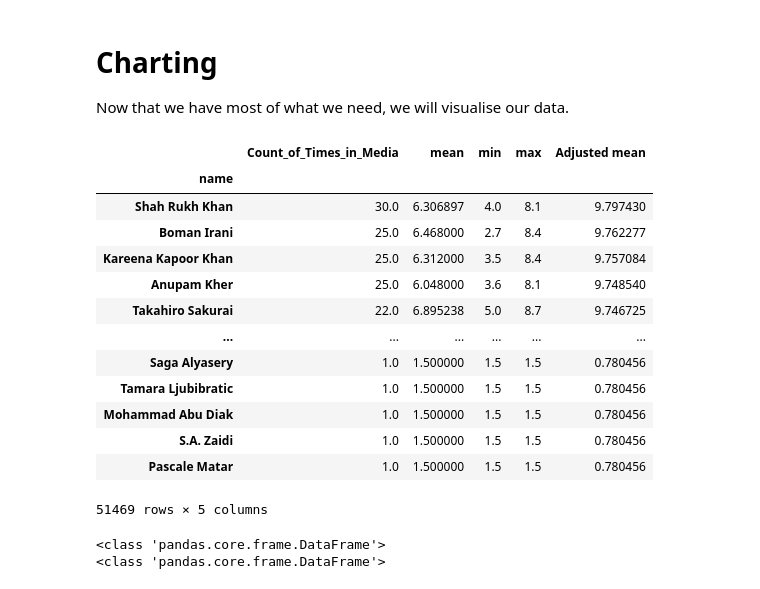
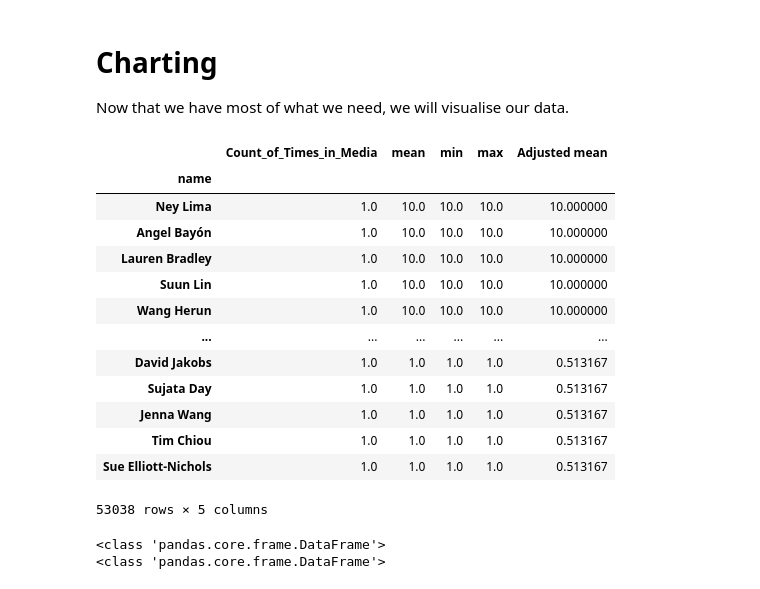
Before and after one commit to lukeonyw/netflix-analysis, a Jupyter notebook: netflix-analysis/Netflix Analysis.ipynb, the cells around one changed output. Cells and saved outputs as stored; diff of their text form; code cells hidden in the pictures.

```diff
--- a/netflix-analysis/Netflix Analysis.ipynb
+++ b/netflix-analysis/Netflix Analysis.ipynb
@@ -231,27 +249,34 @@ dtype: object
 # %%
 df_1a["Count_of_Times_in_Media"] = pd.to_numeric(df_1a["Count_of_Times_in_Media"], downcast="float")
 df_1a['Adjusted mean'] = (1-(np.sqrt(1-(df_1a["mean"]/10)) / df_1a["Count_of_Times_in_Media"]))*10
+
+df_1b["Count_of_Times_in_Media"] = pd.to_numeric(df_1b["Count_of_Times_in_Media"], downcast="float")
+df_1b['Adjusted mean'] = (1-(np.sqrt(1-(df_1b["mean"]/10)) / df_1b["Count_of_Times_in_Media"]))*10
 # %% [markdown]
 # Charting
 
 Now that we have most of what we need, we will visualise our data.
 # %%
-df_1a.sort_values('Adjusted mean',  ascending=False).dropna()
+df_1a.sort_values('Adjusted mean', ascending=False, inplace=True)
+df_1b.sort_values('Adjusted mean', ascending=False, inplace=True)
+
+df_1a.dropna()
+df_1b.dropna()
 # %% [output]
 |  | Count_of_Times_in_Media | mean | min | max | Adjusted mean |
 | name |  |  |  |  |  |
-| Shah Rukh Khan | 30.0 | 6.306897 | 4.0 | 8.1 | 9.797430 |
-| Boman Irani | 25.0 | 6.468000 | 2.7 | 8.4 | 9.762277 |
-| Kareena Kapoor Khan | 25.0 | 6.312000 | 3.5 | 8.4 | 9.757084 |
-| Anupam Kher | 25.0 | 6.048000 | 3.6 | 8.1 | 9.748540 |
-| Takahiro Sakurai | 22.0 | 6.895238 | 5.0 | 8.7 | 9.746725 |
+| Ney Lima | 1.0 | 10.0 | 10.0 | 10.0 | 10.000000 |
+| Angel Bayón | 1.0 | 10.0 | 10.0 | 10.0 | 10.000000 |
+| Lauren Bradley | 1.0 | 10.0 | 10.0 | 10.0 | 10.000000 |
+| Suun Lin | 1.0 | 10.0 | 10.0 | 10.0 | 10.000000 |
+| Wang Herun | 1.0 | 10.0 | 10.0 | 10.0 | 10.000000 |
 | ... | ... | ... | ... | ... | ... |
-| Saga Alyasery | 1.0 | 1.500000 | 1.5 | 1.5 | 0.780456 |
-| Tamara Ljubibratic | 1.0 | 1.500000 | 1.5 | 1.5 | 0.780456 |
-| Mohammad Abu Diak | 1.0 | 1.500000 | 1.5 | 1.5 | 0.780456 |
-| S.A. Zaidi | 1.0 | 1.500000 | 1.5 | 1.5 | 0.780456 |
-| Pascale Matar | 1.0 | 1.500000 | 1.5 | 1.5 | 0.780456 |
+| David Jakobs | 1.0 | 1.0 | 1.0 | 1.0 | 0.513167 |
+| Sujata Day | 1.0 | 1.0 | 1.0 | 1.0 | 0.513167 |
+| Jenna Wang | 1.0 | 1.0 | 1.0 | 1.0 | 0.513167 |
+| Tim Chiou | 1.0 | 1.0 | 1.0 | 1.0 | 0.513167 |
+| Sue Elliott-Nichols | 1.0 | 1.0 | 1.0 | 1.0 | 0.513167 |
-51469 rows × 5 columns
+53038 rows × 5 columns
 # %%
 print(type(pd.DataFrame(df_1a.index)))
 print(type(pd.DataFrame(df_1a['Adjusted mean'])))
```
Also changed, not shown: parts of 6 cells of this notebook.
